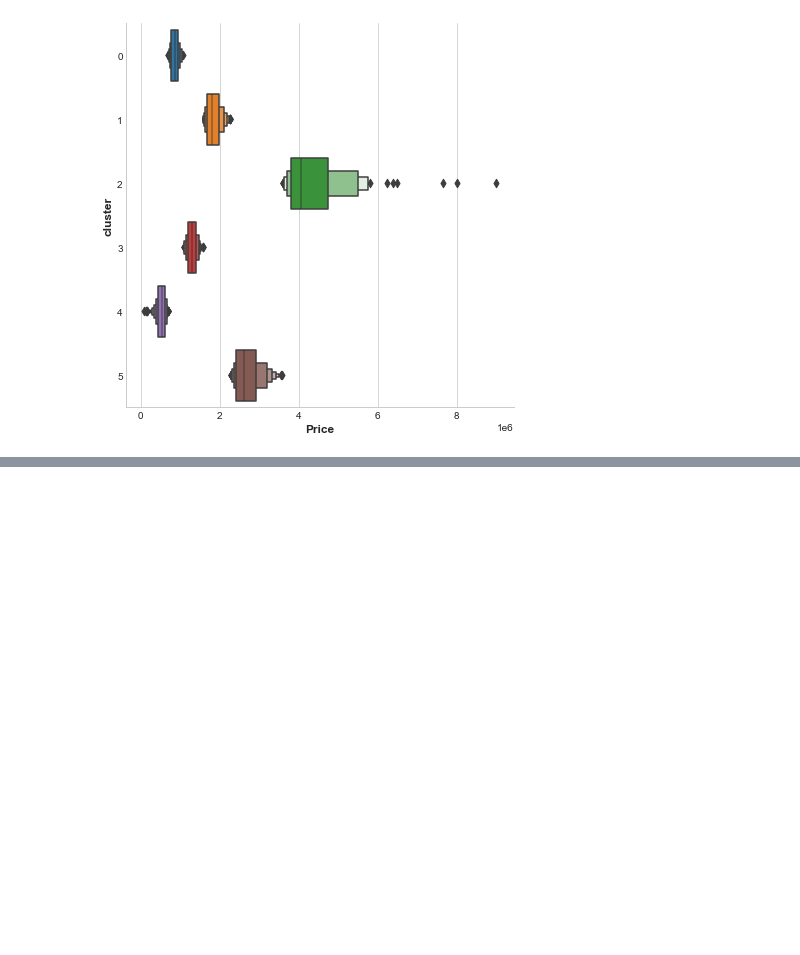
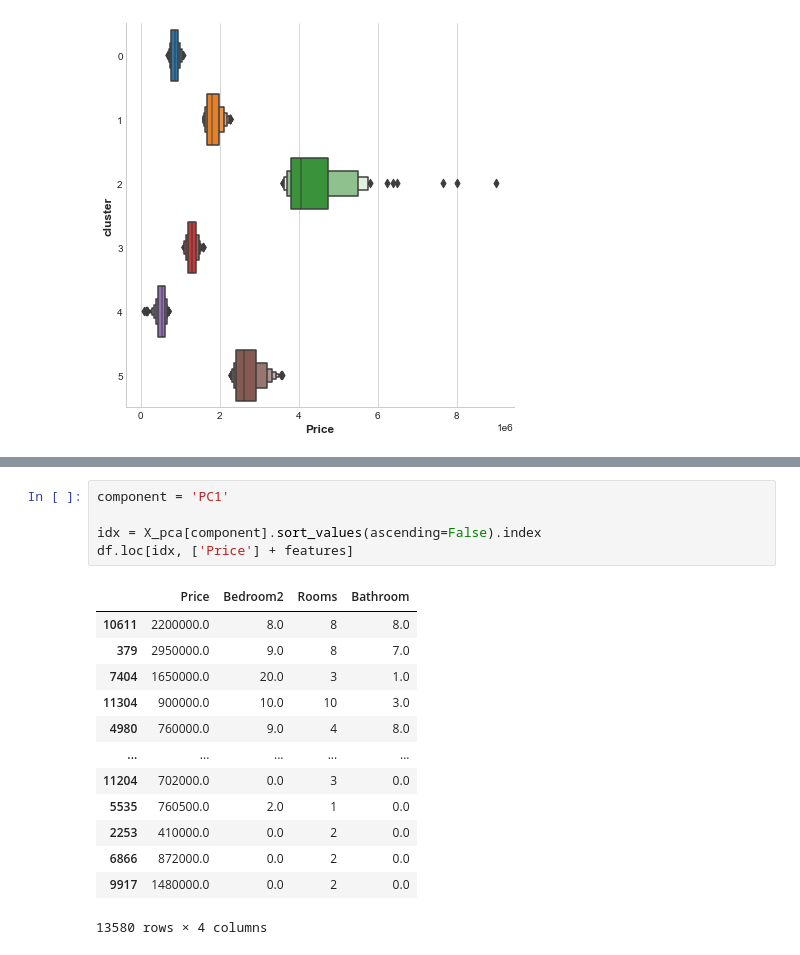
Before and after one commit to joshfuchs/DataScience_projects, a Jupyter notebook: housing_prices.ipynb, the cells around one changed output, grey strips where cells are left out. Saved outputs shown, nothing was run; the diff lists cells and outputs as text; blank space fills up the shorter version.

```diff
--- a/housing_prices.ipynb
+++ b/housing_prices.ipynb
@@ -642,0 +771,19 @@ TypeError: 'Index' object is not callable
+# %%
+component = 'PC1'
+
+idx = X_pca[component].sort_values(ascending=False).index
+df.loc[idx, ['Price'] + features]
+# %% [output]
+|  | Price | Bedroom2 | Rooms | Bathroom |
+| 10611 | 2200000.0 | 8.0 | 8 | 8.0 |
+| 379 | 2950000.0 | 9.0 | 8 | 7.0 |
+| 7404 | 1650000.0 | 20.0 | 3 | 1.0 |
+| 11304 | 900000.0 | 10.0 | 10 | 3.0 |
+| 4980 | 760000.0 | 9.0 | 4 | 8.0 |
+| ... | ... | ... | ... | ... |
+| 11204 | 702000.0 | 0.0 | 3 | 0.0 |
+| 5535 | 760500.0 | 2.0 | 1 | 0.0 |
+| 2253 | 410000.0 | 0.0 | 2 | 0.0 |
+| 6866 | 872000.0 | 0.0 | 2 | 0.0 |
+| 9917 | 1480000.0 | 0.0 | 2 | 0.0 |
+13580 rows × 4 columns
```
Also changed, not shown: parts of 13 cells of this notebook.
